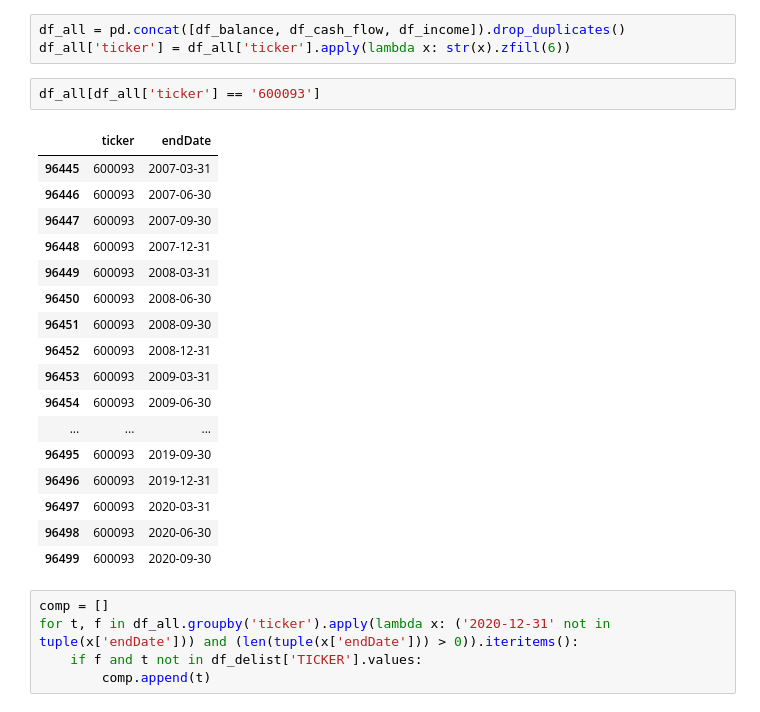
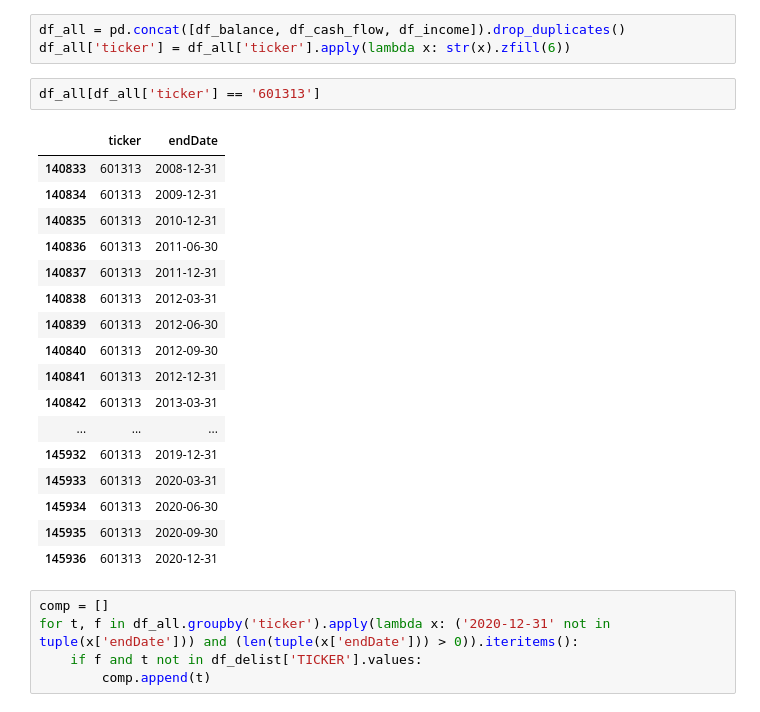
Before and after one commit to LeanderLXZ/intelligent-analysis-of-financial-statements, a Jupyter notebook: src/preprocess/preprocess.ipynb, the cells around one changed output. Drawn from its saved outputs; the diff is of its cells as text.

```diff
--- a/src/preprocess/preprocess.ipynb
+++ b/src/preprocess/preprocess.ipynb
@@ -1059,25 +1059,25 @@ df_income = pd.read_csv('../../data/standard_dataset/total_sheet_3(standard_2)/c
 df_all = pd.concat([df_balance, df_cash_flow, df_income]).drop_duplicates()
 df_all['ticker'] = df_all['ticker'].apply(lambda x: str(x).zfill(6))
 # %%
-df_all[df_all['ticker'] == '600093']
+df_all[df_all['ticker'] == '601313']
 # %% [output]
 |  | ticker | endDate |
-| 96445 | 600093 | 2007-03-31 |
-| 96446 | 600093 | 2007-06-30 |
-| 96447 | 600093 | 2007-09-30 |
-| 96448 | 600093 | 2007-12-31 |
-| 96449 | 600093 | 2008-03-31 |
-| 96450 | 600093 | 2008-06-30 |
-| 96451 | 600093 | 2008-09-30 |
-| 96452 | 600093 | 2008-12-31 |
-| 96453 | 600093 | 2009-03-31 |
-| 96454 | 600093 | 2009-06-30 |
+| 140833 | 601313 | 2008-12-31 |
+| 140834 | 601313 | 2009-12-31 |
+| 140835 | 601313 | 2010-12-31 |
+| 140836 | 601313 | 2011-06-30 |
+| 140837 | 601313 | 2011-12-31 |
+| 140838 | 601313 | 2012-03-31 |
+| 140839 | 601313 | 2012-06-30 |
+| 140840 | 601313 | 2012-09-30 |
+| 140841 | 601313 | 2012-12-31 |
+| 140842 | 601313 | 2013-03-31 |
 | ... | ... | ... |
-| 96495 | 600093 | 2019-09-30 |
-| 96496 | 600093 | 2019-12-31 |
-| 96497 | 600093 | 2020-03-31 |
-| 96498 | 600093 | 2020-06-30 |
-| 96499 | 600093 | 2020-09-30 |
+| 145932 | 601313 | 2019-12-31 |
+| 145933 | 601313 | 2020-03-31 |
+| 145934 | 601313 | 2020-06-30 |
+| 145935 | 601313 | 2020-09-30 |
+| 145936 | 601313 | 2020-12-31 |
 # %%
 comp = []
 for t, f in df_all.groupby('ticker').apply(lambda x: ('2020-12-31' not in tuple(x['endDate'])) and (len(tuple(x['endDate'])) > 0)).iteritems():
```
